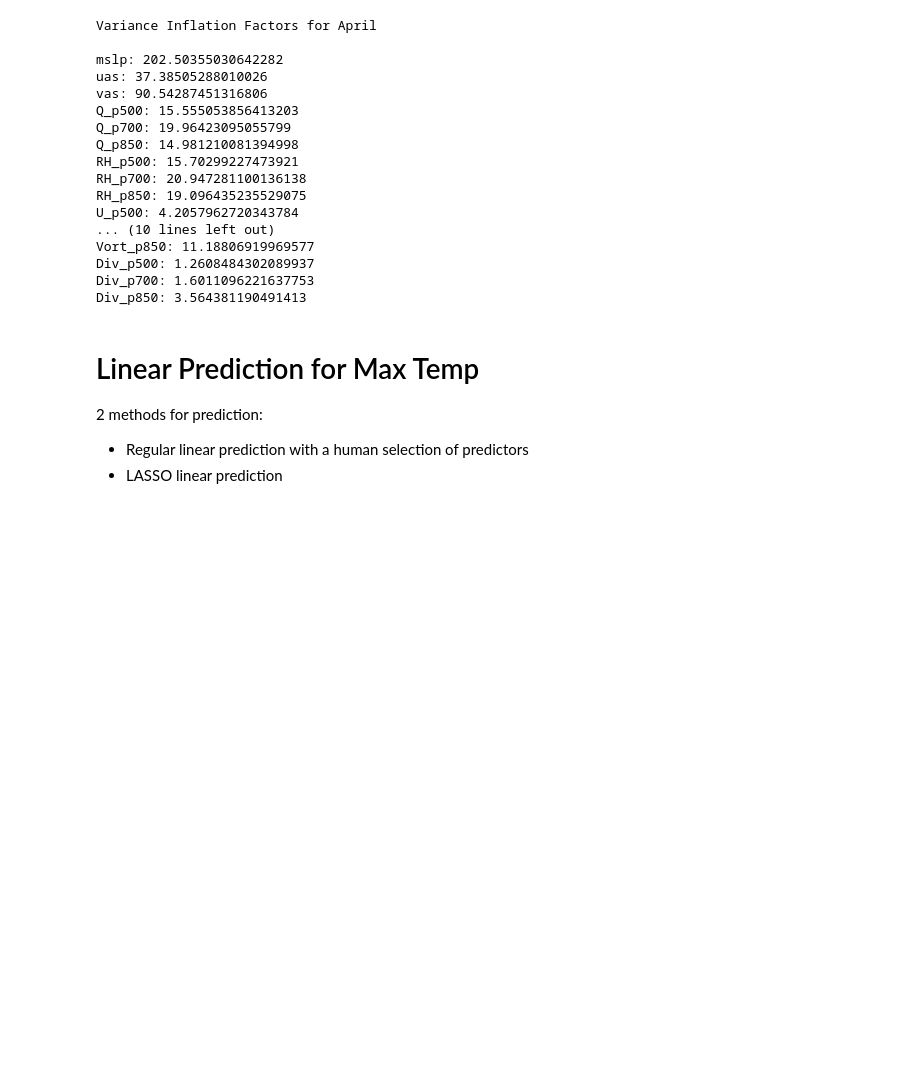
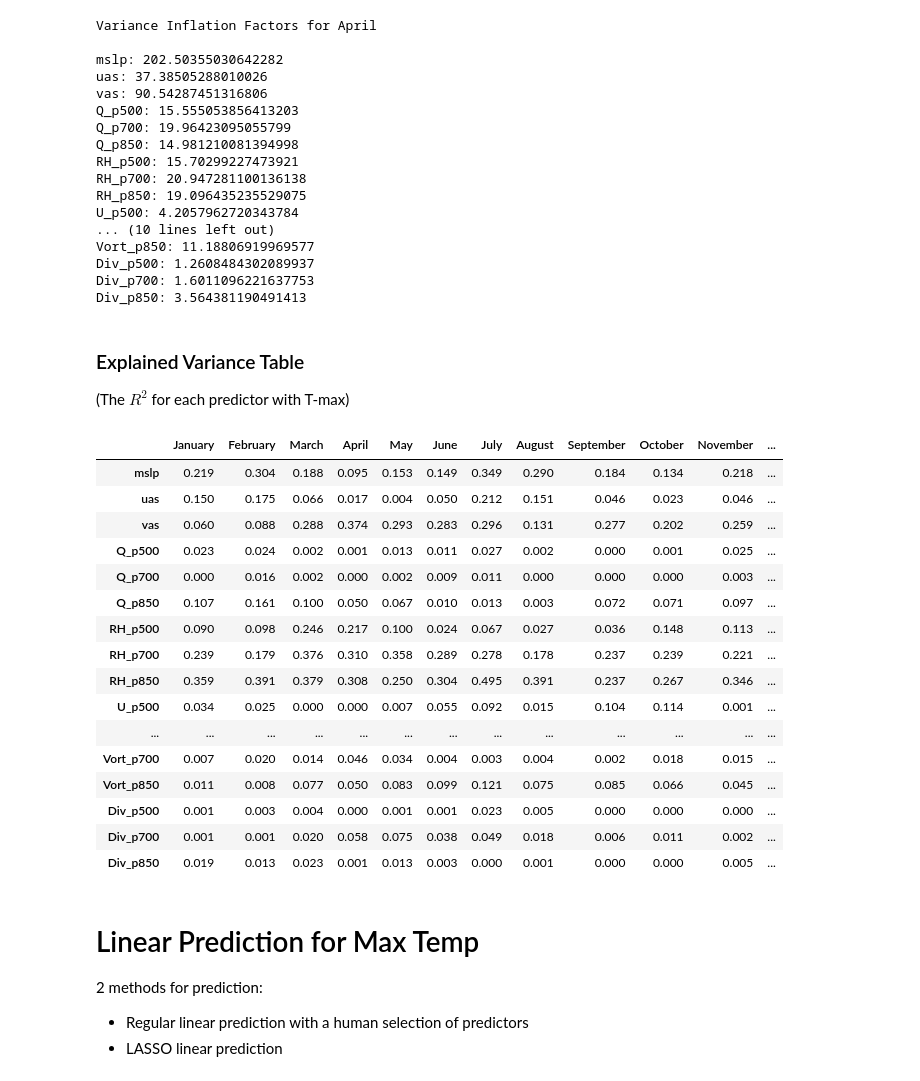
Before and after one commit to kwheelan/Linear_downscaling, a Jupyter notebook: Temp_Downscaling_MonthlyModel.ipynb, the cells around one changed output. Cells and saved outputs as stored; diff of their text form; code cells hidden in the pictures; blank space fills up the shorter version.

```diff
--- a/Temp_Downscaling_MonthlyModel.ipynb
+++ b/Temp_Downscaling_MonthlyModel.ipynb
@@ -215,6 +235,49 @@ Vort_p850: 11.18806919969577
 Div_p500: 1.2608484302089937
 Div_p700: 1.6011096221637753
 Div_p850: 3.564381190491413
+# %% [markdown]
+### Explained Variance Table
+
+(The $R^2$ for each predictor with T-max)
+# %%
+all_preds = [key for key in X_train.drop(['month', 'timecopy']).keys()] #the names of the predictors
+
+for month in range(1, 13):
+    #get obs data
+    y = Y_train.sel(time = month).tmax.data
+    matrix = pd.DataFrame([X_train.sel(time = month)[key].data for key in all_preds if key != 'constant']+[y])
+    corrs = matrix.transpose().corr()[len(all_preds)-1][0:-1]
+
+    if month == 1:
+        #create dataframe
+        exVar = pd.DataFrame(index = range(1))
+        for i in range(len(all_preds)-1):
+            exVar[all_preds[i]] = corrs[i] #assigning names to each coefficient
+        exVar = exVar.rename(index = {0: 'January'}).transpose()
+    else:
+        #otherwise, add the data as a column
+        exVar[monthsFull[month-1]] = corrs.values
+
+exVar = round(exVar**2, 3) #square to get R^2 and round to look nicer
+exVar #print table
+# %% [output]
+|  | January | February | March | April | May | June | July | August | September | October | November | ... |
+| mslp | 0.219 | 0.304 | 0.188 | 0.095 | 0.153 | 0.149 | 0.349 | 0.290 | 0.184 | 0.134 | 0.218 | ... |
+| uas | 0.150 | 0.175 | 0.066 | 0.017 | 0.004 | 0.050 | 0.212 | 0.151 | 0.046 | 0.023 | 0.046 | ... |
+| vas | 0.060 | 0.088 | 0.288 | 0.374 | 0.293 | 0.283 | 0.296 | 0.131 | 0.277 | 0.202 | 0.259 | ... |
+| Q_p500 | 0.023 | 0.024 | 0.002 | 0.001 | 0.013 | 0.011 | 0.027 | 0.002 | 0.000 | 0.001 | 0.025 | ... |
+| Q_p700 | 0.000 | 0.016 | 0.002 | 0.000 | 0.002 | 0.009 | 0.011 | 0.000 | 0.000 | 0.000 | 0.003 | ... |
+| Q_p850 | 0.107 | 0.161 | 0.100 | 0.050 | 0.067 | 0.010 | 0.013 | 0.003 | 0.072 | 0.071 | 0.097 | ... |
+| RH_p500 | 0.090 | 0.098 | 0.246 | 0.217 | 0.100 | 0.024 | 0.067 | 0.027 | 0.036 | 0.148 | 0.113 | ... |
+| RH_p700 | 0.239 | 0.179 | 0.376 | 0.310 | 0.358 | 0.289 | 0.278 | 0.178 | 0.237 | 0.239 | 0.221 | ... |
+| RH_p850 | 0.359 | 0.391 | 0.379 | 0.308 | 0.250 | 0.304 | 0.495 | 0.391 | 0.237 | 0.267 | 0.346 | ... |
+| U_p500 | 0.034 | 0.025 | 0.000 | 0.000 | 0.007 | 0.055 | 0.092 | 0.015 | 0.104 | 0.114 | 0.001 | ... |
+| ... | ... | ... | ... | ... | ... | ... | ... | ... | ... | ... | ... | ... |
+| Vort_p700 | 0.007 | 0.020 | 0.014 | 0.046 | 0.034 | 0.004 | 0.003 | 0.004 | 0.002 | 0.018 | 0.015 | ... |
+| Vort_p850 | 0.011 | 0.008 | 0.077 | 0.050 | 0.083 | 0.099 | 0.121 | 0.075 | 0.085 | 0.066 | 0.045 | ... |
+| Div_p500 | 0.001 | 0.003 | 0.004 | 0.000 | 0.001 | 0.001 | 0.023 | 0.005 | 0.000 | 0.000 | 0.000 | ... |
+| Div_p700 | 0.001 | 0.001 | 0.020 | 0.058 | 0.075 | 0.038 | 0.049 | 0.018 | 0.006 | 0.011 | 0.002 | ... |
+| Div_p850 | 0.019 | 0.013 | 0.023 | 0.001 | 0.013 | 0.003 | 0.000 | 0.001 | 0.000 | 0.000 | 0.005 | ... |
 # %% [markdown]
 # Linear Prediction for Max Temp
 
```
Also changed, not shown: parts of 12 cells of this notebook.
